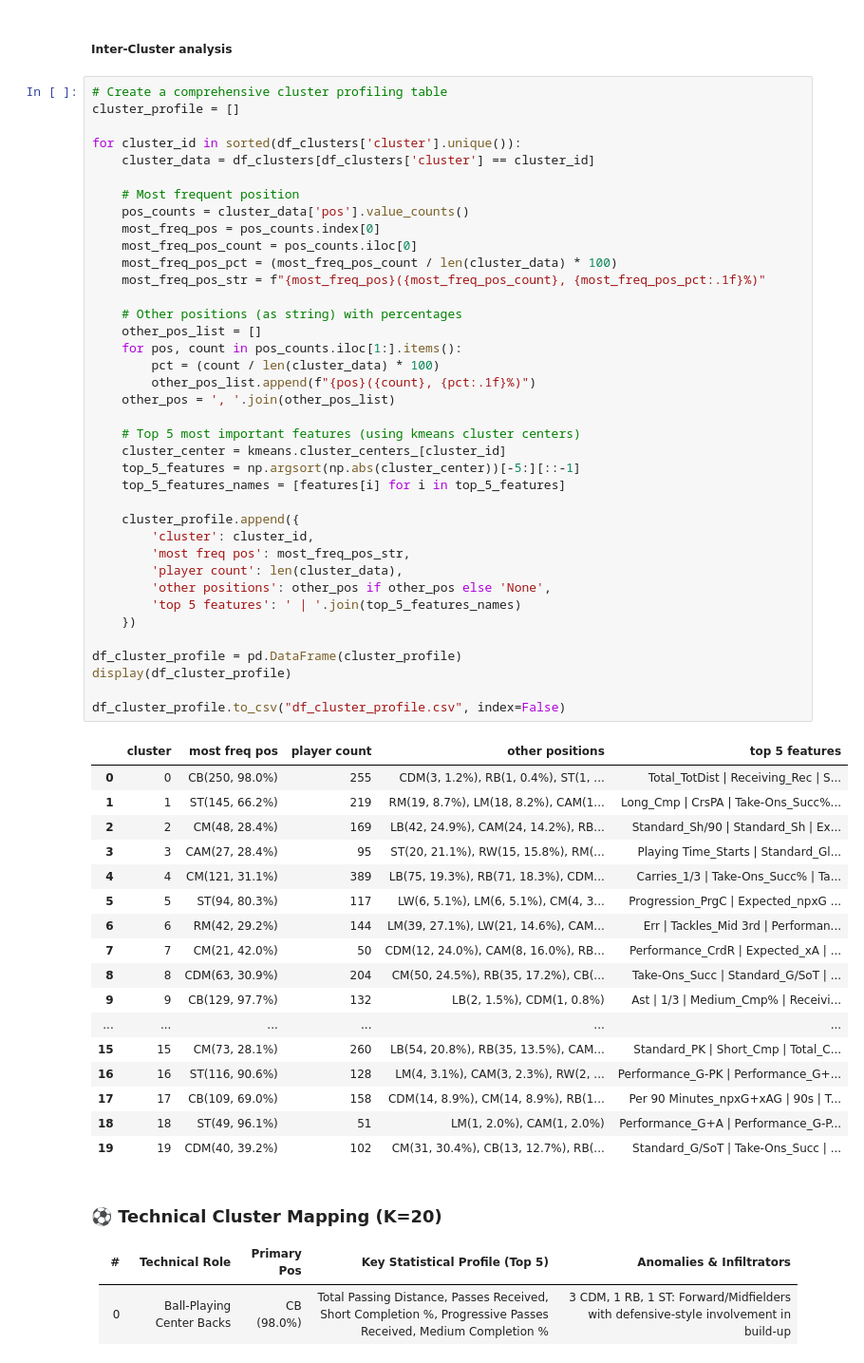
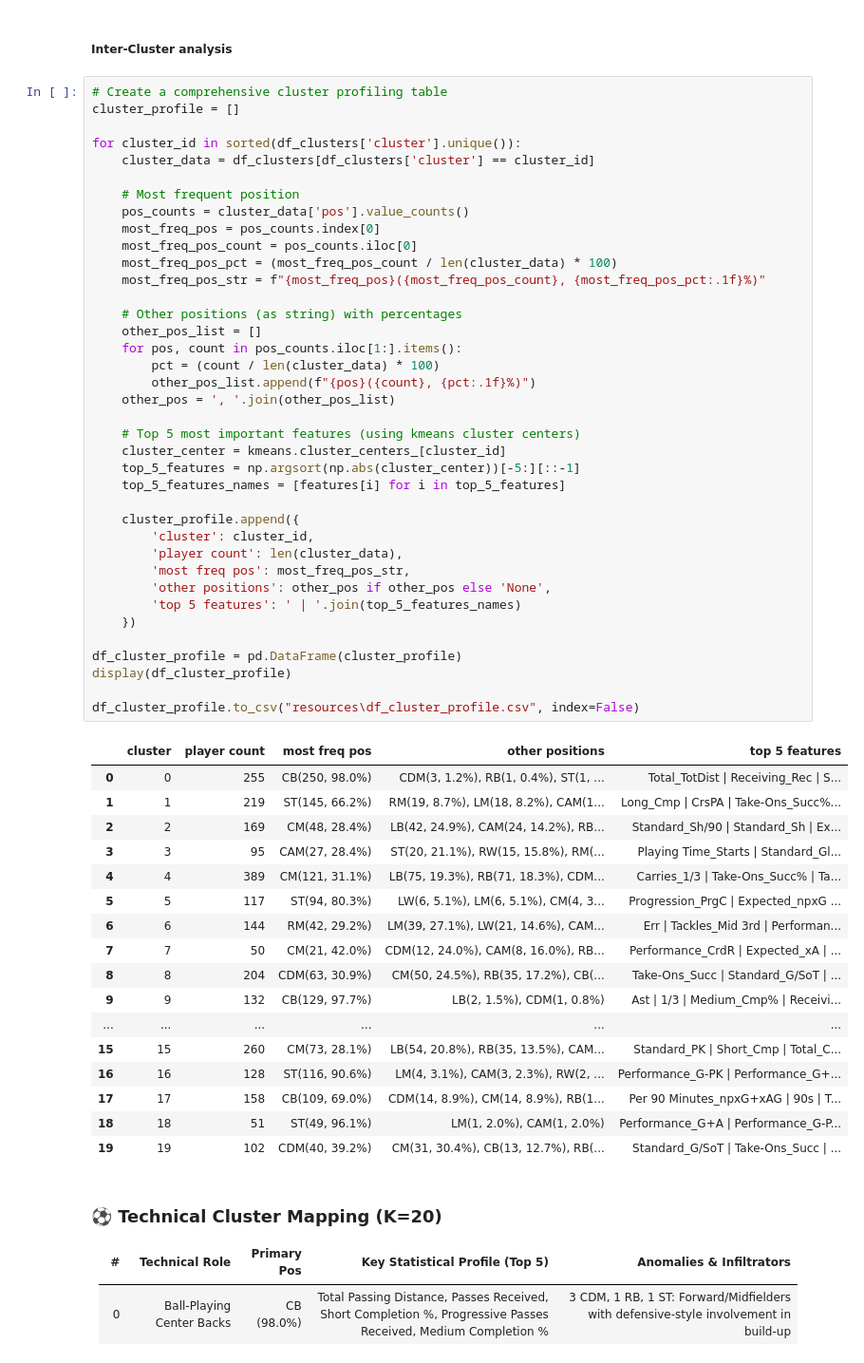
Before and after one commit to andreamurari/DataDriven_Soccer_Scouting, a Jupyter notebook: DataDriven_Soccer_Scouting.ipynb, the cells around one changed output. Shown at 95% size. Cells and saved outputs as stored; diff of their text form.

```diff
--- a/DataDriven_Soccer_Scouting.ipynb
+++ b/DataDriven_Soccer_Scouting.ipynb
@@ -960,52 +960,52 @@ for cluster_id in sorted(df_clusters['cluster'].unique()):
     # Most frequent position
     pos_counts = cluster_data['pos'].value_counts()
     most_freq_pos = pos_counts.index[0]
     most_freq_pos_count = pos_counts.iloc[0]
     most_freq_pos_pct = (most_freq_pos_count / len(cluster_data) * 100)
     most_freq_pos_str = f"{most_freq_pos}({most_freq_pos_count}, {most_freq_pos_pct:.1f}%)"
 
     # Other positions (as string) with percentages
     other_pos_list = []
     for pos, count in pos_counts.iloc[1:].items():
         pct = (count / len(cluster_data) * 100)
         other_pos_list.append(f"{pos}({count}, {pct:.1f}%)")
     other_pos = ', '.join(other_pos_list)
 
     # Top 5 most important features (using kmeans cluster centers)
     cluster_center = kmeans.cluster_centers_[cluster_id]
     top_5_features = np.argsort(np.abs(cluster_center))[-5:][::-1]
     top_5_features_names = [features[i] for i in top_5_features]
 
     cluster_profile.append({
         'cluster': cluster_id,
+        'player count': len(cluster_data),
         'most freq pos': most_freq_pos_str,
-        'player count': len(cluster_data),
         'other positions': other_pos if other_pos else 'None',
         'top 5 features': ' | '.join(top_5_features_names)
     })
 
 df_cluster_profile = pd.DataFrame(cluster_profile)
 display(df_cluster_profile)
 
-df_cluster_profile.to_csv("df_cluster_profile.csv", index=False)
+df_cluster_profile.to_csv("resources\df_cluster_profile.csv", index=False)
 # %% [output]
-|  | cluster | most freq pos | player count | other positions | top 5 features |
-| 0 | 0 | CB(250, 98.0%) | 255 | CDM(3, 1.2%), RB(1, 0.4%), ST(1, ... | Total_TotDist | Receiving_Rec | S... |
-| 1 | 1 | ST(145, 66.2%) | 219 | RM(19, 8.7%), LM(18, 8.2%), CAM(1... | Long_Cmp | CrsPA | Take-Ons_Succ%... |
-| 2 | 2 | CM(48, 28.4%) | 169 | LB(42, 24.9%), CAM(24, 14.2%), RB... | Standard_Sh/90 | Standard_Sh | Ex... |
-| 3 | 3 | CAM(27, 28.4%) | 95 | ST(20, 21.1%), RW(15, 15.8%), RM(... | Playing Time_Starts | Standard_Gl... |
-| 4 | 4 | CM(121, 31.1%) | 389 | LB(75, 19.3%), RB(71, 18.3%), CDM... | Carries_1/3 | Take-Ons_Succ% | Ta... |
-| 5 | 5 | ST(94, 80.3%) | 117 | LW(6, 5.1%), LM(6, 5.1%), CM(4, 3... | Progression_PrgC | Expected_npxG ... |
-| 6 | 6 | RM(42, 29.2%) | 144 | LM(39, 27.1%), LW(21, 14.6%), CAM... | Err | Tackles_Mid 3rd | Performan... |
-| 7 | 7 | CM(21, 42.0%) | 50 | CDM(12, 24.0%), CAM(8, 16.0%), RB... | Performance_CrdR | Expected_xA | ... |
-| 8 | 8 | CDM(63, 30.9%) | 204 | CM(50, 24.5%), RB(35, 17.2%), CB(... | Take-Ons_Succ | Standard_G/SoT | ... |
-| 9 | 9 | CB(129, 97.7%) | 132 | LB(2, 1.5%), CDM(1, 0.8%) | Ast | 1/3 | Medium_Cmp% | Receivi... |
+|  | cluster | player count | most freq pos | other positions | top 5 features |
+| 0 | 0 | 255 | CB(250, 98.0%) | CDM(3, 1.2%), RB(1, 0.4%), ST(1, ... | Total_TotDist | Receiving_Rec | S... |
+| 1 | 1 | 219 | ST(145, 66.2%) | RM(19, 8.7%), LM(18, 8.2%), CAM(1... | Long_Cmp | CrsPA | Take-Ons_Succ%... |
+| 2 | 2 | 169 | CM(48, 28.4%) | LB(42, 24.9%), CAM(24, 14.2%), RB... | Standard_Sh/90 | Standard_Sh | Ex... |
+| 3 | 3 | 95 | CAM(27, 28.4%) | ST(20, 21.1%), RW(15, 15.8%), RM(... | Playing Time_Starts | Standard_Gl... |
+| 4 | 4 | 389 | CM(121, 31.1%) | LB(75, 19.3%), RB(71, 18.3%), CDM... | Carries_1/3 | Take-Ons_Succ% | Ta... |
+| 5 | 5 | 117 | ST(94, 80.3%) | LW(6, 5.1%), LM(6, 5.1%), CM(4, 3... | Progression_PrgC | Expected_npxG ... |
+| 6 | 6 | 144 | RM(42, 29.2%) | LM(39, 27.1%), LW(21, 14.6%), CAM... | Err | Tackles_Mid 3rd | Performan... |
+| 7 | 7 | 50 | CM(21, 42.0%) | CDM(12, 24.0%), CAM(8, 16.0%), RB... | Performance_CrdR | Expected_xA | ... |
+| 8 | 8 | 204 | CDM(63, 30.9%) | CM(50, 24.5%), RB(35, 17.2%), CB(... | Take-Ons_Succ | Standard_G/SoT | ... |
+| 9 | 9 | 132 | CB(129, 97.7%) | LB(2, 1.5%), CDM(1, 0.8%) | Ast | 1/3 | Medium_Cmp% | Receivi... |
 | ... | ... | ... | ... | ... | ... |
-| 15 | 15 | CM(73, 28.1%) | 260 | LB(54, 20.8%), RB(35, 13.5%), CAM... | Standard_PK | Short_Cmp | Total_C... |
-| 16 | 16 | ST(116, 90.6%) | 128 | LM(4, 3.1%), CAM(3, 2.3%), RW(2, ... | Performance_G-PK | Performance_G+... |
-| 17 | 17 | CB(109, 69.0%) | 158 | CDM(14, 8.9%), CM(14, 8.9%), RB(1... | Per 90 Minutes_npxG+xAG | 90s | T... |
-| 18 | 18 | ST(49, 96.1%) | 51 | LM(1, 2.0%), CAM(1, 2.0%) | Performance_G+A | Performance_G-P... |
-| 19 | 19 | CDM(40, 39.2%) | 102 | CM(31, 30.4%), CB(13, 12.7%), RB(... | Standard_G/SoT | Take-Ons_Succ | ... |
+| 15 | 15 | 260 | CM(73, 28.1%) | LB(54, 20.8%), RB(35, 13.5%), CAM... | Standard_PK | Short_Cmp | Total_C... |
+| 16 | 16 | 128 | ST(116, 90.6%) | LM(4, 3.1%), CAM(3, 2.3%), RW(2, ... | Performance_G-PK | Performance_G+... |
+| 17 | 17 | 158 | CB(109, 69.0%) | CDM(14, 8.9%), CM(14, 8.9%), RB(1... | Per 90 Minutes_npxG+xAG | 90s | T... |
+| 18 | 18 | 51 | ST(49, 96.1%) | LM(1, 2.0%), CAM(1, 2.0%) | Performance_G+A | Performance_G-P... |
+| 19 | 19 | 102 | CDM(40, 39.2%) | CM(31, 30.4%), CB(13, 12.7%), RB(... | Standard_G/SoT | Take-Ons_Succ | ... |
 # %% [markdown]
 ### ⚽ Technical Cluster Mapping (K=20)
 
```
Also changed, not shown: parts of 4 cells of this notebook, 4 other files.
